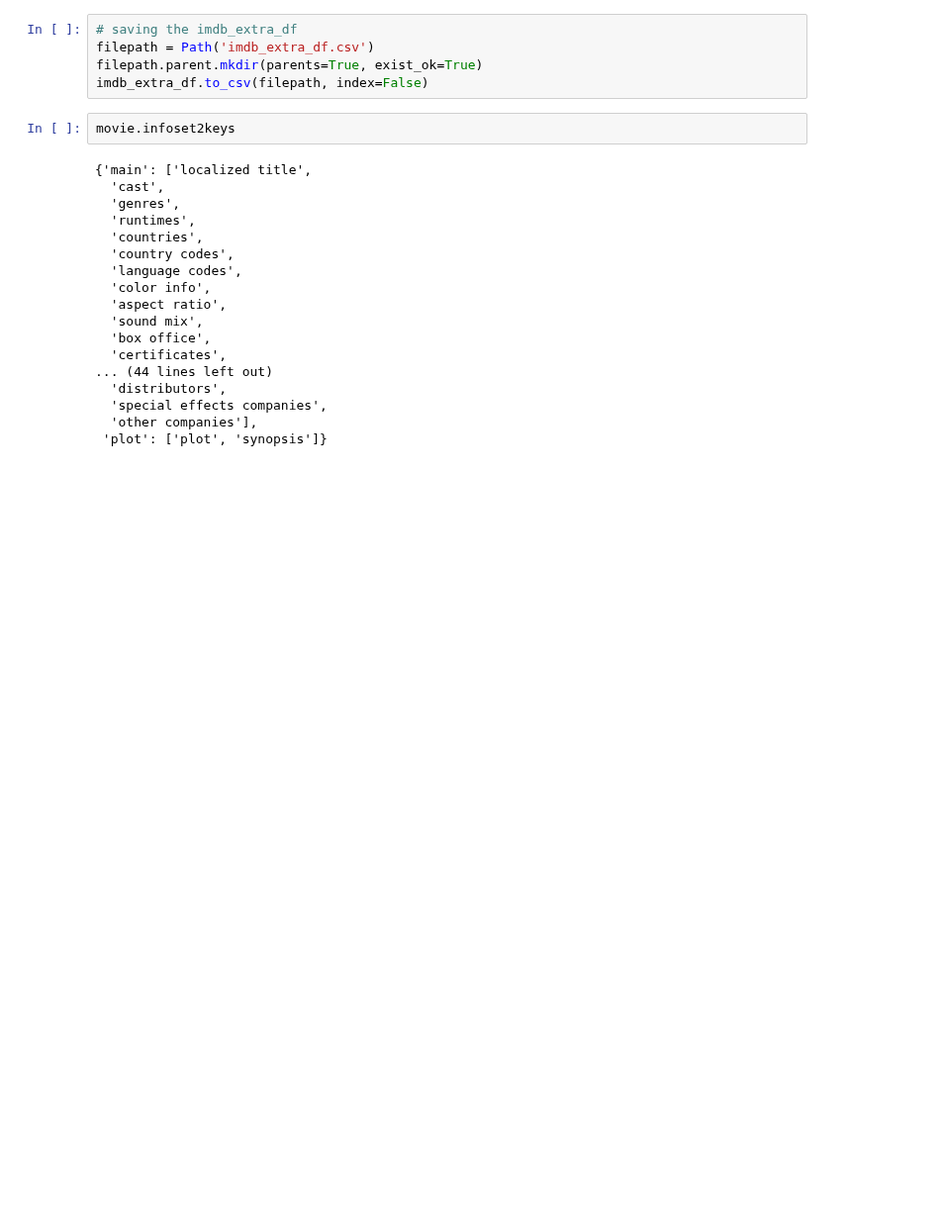
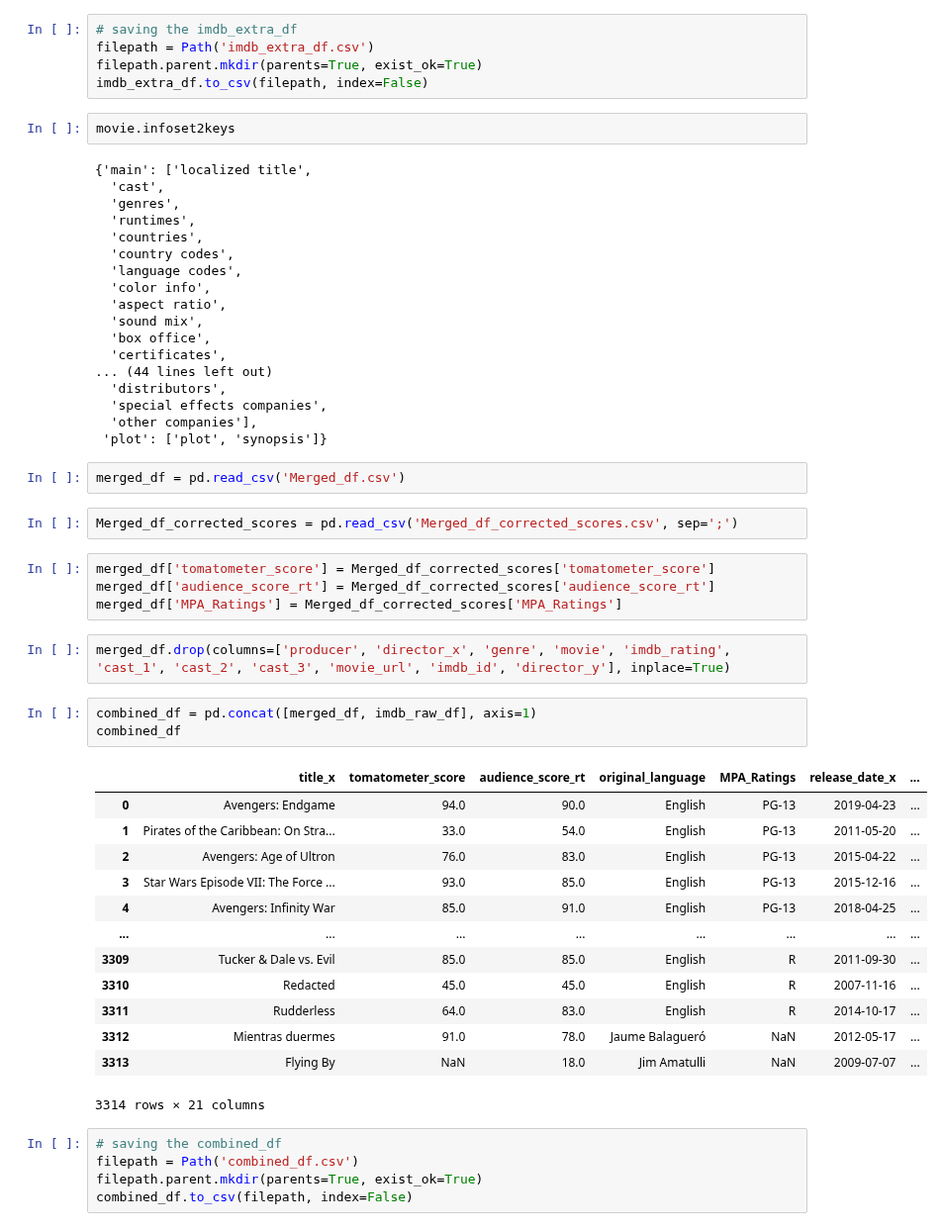
Before and after one commit to lmbauyeung/Final_Project, a Jupyter notebook: Web Scraping_IMDB.ipynb, the cells around one changed output. Shown at 99% size. Cells and saved outputs as stored; diff of their text form; blank space fills up the shorter version.

```diff
--- a/Web Scraping_IMDB.ipynb
+++ b/Web Scraping_IMDB.ipynb
@@ -821,3 +803,35 @@ movie.infoset2keys
   'special effects companies',
   'other companies'],
  'plot': ['plot', 'synopsis']}
+# %%
+merged_df = pd.read_csv('Merged_df.csv')
+# %%
+Merged_df_corrected_scores = pd.read_csv('Merged_df_corrected_scores.csv', sep=';')
+# %%
+merged_df['tomatometer_score'] = Merged_df_corrected_scores['tomatometer_score']
+merged_df['audience_score_rt'] = Merged_df_corrected_scores['audience_score_rt']
+merged_df['MPA_Ratings'] = Merged_df_corrected_scores['MPA_Ratings']
+# %%
+merged_df.drop(columns=['producer', 'director_x', 'genre', 'movie', 'imdb_rating', 'cast_1', 'cast_2', 'cast_3', 'movie_url', 'imdb_id', 'director_y'], inplace=True)
+# %%
+combined_df = pd.concat([merged_df, imdb_raw_df], axis=1)
+combined_df
+# %% [output]
+|  | title_x | tomatometer_score | audience_score_rt | original_language | MPA_Ratings | release_date_x | ... |
+| 0 | Avengers: Endgame | 94.0 | 90.0 | English | PG-13 | 2019-04-23 | ... |
+| 1 | Pirates of the Caribbean: On Stra... | 33.0 | 54.0 | English | PG-13 | 2011-05-20 | ... |
+| 2 | Avengers: Age of Ultron | 76.0 | 83.0 | English | PG-13 | 2015-04-22 | ... |
+| 3 | Star Wars Episode VII: The Force ... | 93.0 | 85.0 | English | PG-13 | 2015-12-16 | ... |
+| 4 | Avengers: Infinity War | 85.0 | 91.0 | English | PG-13 | 2018-04-25 | ... |
+| ... | ... | ... | ... | ... | ... | ... | ... |
+| 3309 | Tucker & Dale vs. Evil | 85.0 | 85.0 | English | R | 2011-09-30 | ... |
+| 3310 | Redacted | 45.0 | 45.0 | English | R | 2007-11-16 | ... |
+| 3311 | Rudderless | 64.0 | 83.0 | English | R | 2014-10-17 | ... |
+| 3312 | Mientras duermes | 91.0 | 78.0 | Jaume Balagueró | NaN | 2012-05-17 | ... |
+| 3313 | Flying By | NaN | 18.0 | Jim Amatulli | NaN | 2009-07-07 | ... |
+3314 rows × 21 columns
+# %%
+# saving the combined_df
+filepath = Path('combined_df.csv')
+filepath.parent.mkdir(parents=True, exist_ok=True)
+combined_df.to_csv(filepath, index=False)
```
Also changed, not shown: parts of 46 cells of this notebook, 1 other file.
